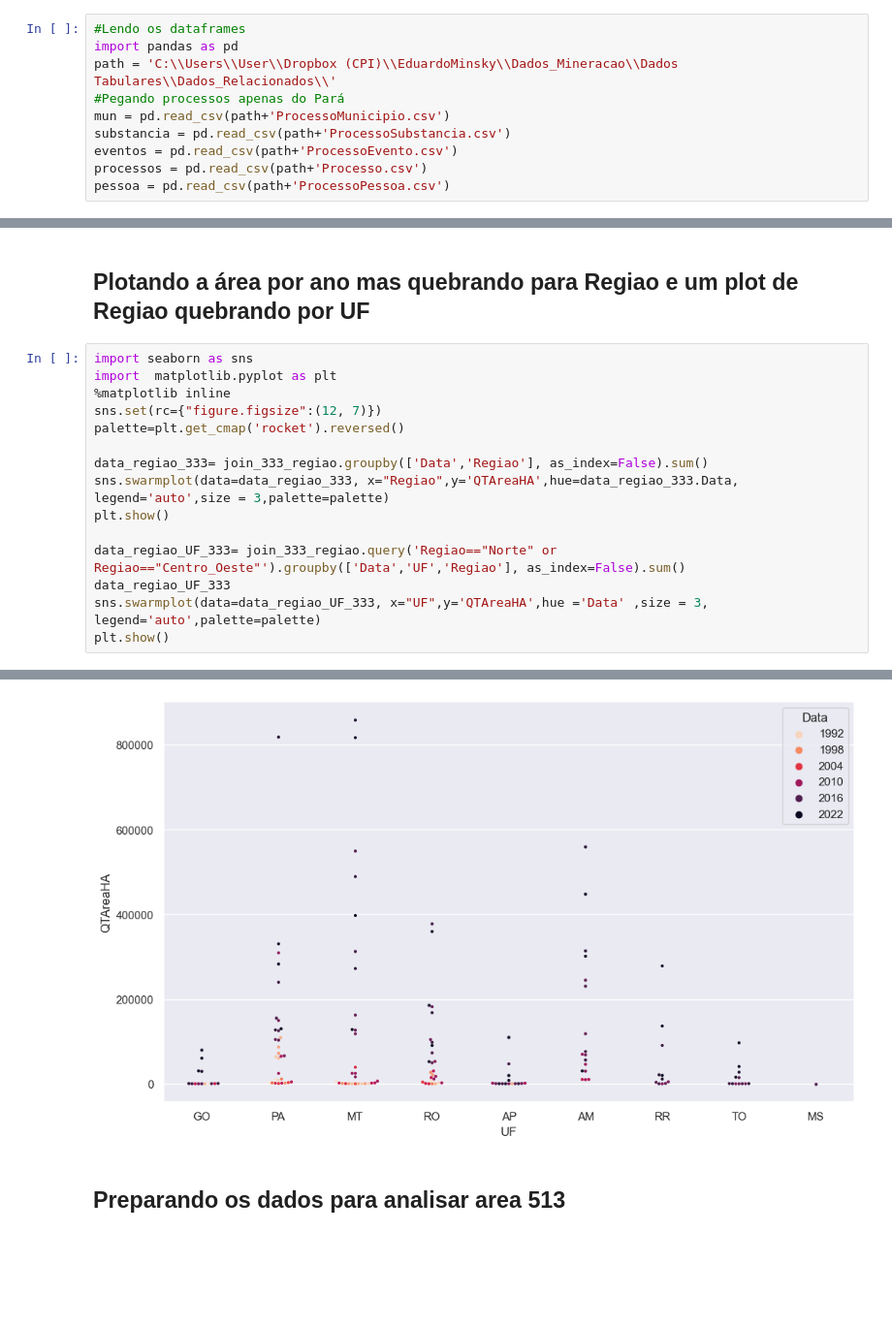
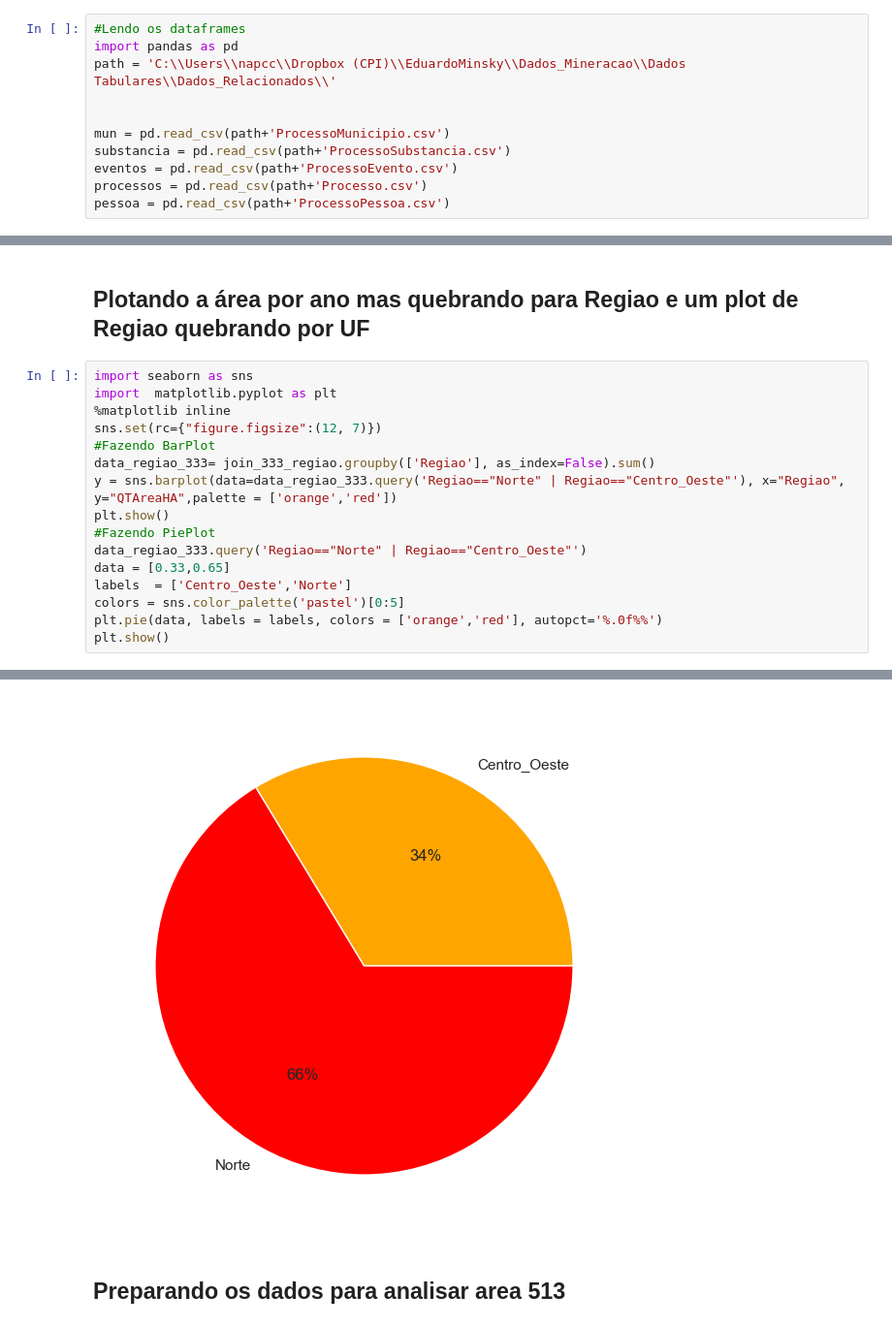
Before and after one commit to EduMinsky/GoldMiningAnalysis, a Jupyter notebook: Analise dos Pedidos de Mineração Por Área.ipynb, the cells around one changed output, grey strips where cells are left out. Shown at 97% size. Cells and saved outputs as stored; diff of their text form; blank space fills up the shorter version.

```diff
--- a/Analise dos Pedidos de Mineração Por Área.ipynb
+++ b/Analise dos Pedidos de Mineração Por Área.ipynb
@@ -1,8 +1,9 @@
 # %%
 #Lendo os dataframes
 import pandas as pd
-path = 'C:\\Users\\User\\Dropbox (CPI)\\EduardoMinsky\\Dados_Mineracao\\Dados Tabulares\\Dados_Relacionados\\'
-#Pegando processos apenas do Pará
+path = 'C:\\Users\\napcc\\Dropbox (CPI)\\EduardoMinsky\\Dados_Mineracao\\Dados Tabulares\\Dados_Relacionados\\'
+
+
 mun = pd.read_csv(path+'ProcessoMunicipio.csv')
 substancia = pd.read_csv(path+'ProcessoSubstancia.csv')
 eventos = pd.read_csv(path+'ProcessoEvento.csv')
@@ -94,14 +95,15 @@ import seaborn as sns
 import  matplotlib.pyplot as plt
 %matplotlib inline
 sns.set(rc={"figure.figsize":(12, 7)})
-palette=plt.get_cmap('rocket').reversed()
-
-data_regiao_333= join_333_regiao.groupby(['Data','Regiao'], as_index=False).sum()
-sns.swarmplot(data=data_regiao_333, x="Regiao",y='QTAreaHA',hue=data_regiao_333.Data, legend='auto',size = 3,palette=palette)
+#Fazendo BarPlot
+data_regiao_333= join_333_regiao.groupby(['Regiao'], as_index=False).sum()
+y = sns.barplot(data=data_regiao_333.query('Regiao=="Norte" | Regiao=="Centro_Oeste"'), x="Regiao", y="QTAreaHA",palette = ['orange','red'])
 plt.show()
-
-data_regiao_UF_333= join_333_regiao.query('Regiao=="Norte" or Regiao=="Centro_Oeste"').groupby(['Data','UF','Regiao'], as_index=False).sum()
-data_regiao_UF_333
-sns.swarmplot(data=data_regiao_UF_333, x="UF",y='QTAreaHA',hue ='Data' ,size = 3, legend='auto',palette=palette)
+#Fazendo PiePlot
+data_regiao_333.query('Regiao=="Norte" | Regiao=="Centro_Oeste"')
+data = [0.33,0.65]
+labels  = ['Centro_Oeste','Norte']
+colors = sns.color_palette('pastel')[0:5]
+plt.pie(data, labels = labels, colors = ['orange','red'], autopct='%.0f%%')
 plt.show()
 # %% [output]
@@ -109,4 +111,4 @@ plt.show()
-[figure, old version]
+[figure, new version]
 # %% [markdown]
 ## Preparando os dados para analisar area 513
 # %%
```
Also changed, not shown: parts of 8 cells of this notebook, 2 other files.
